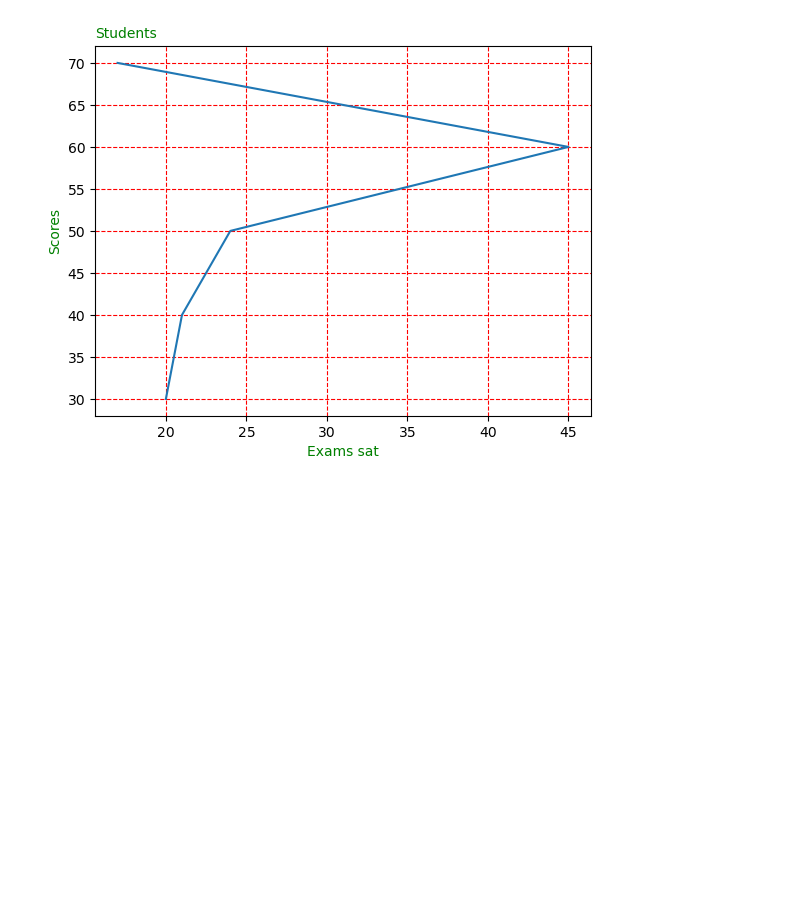
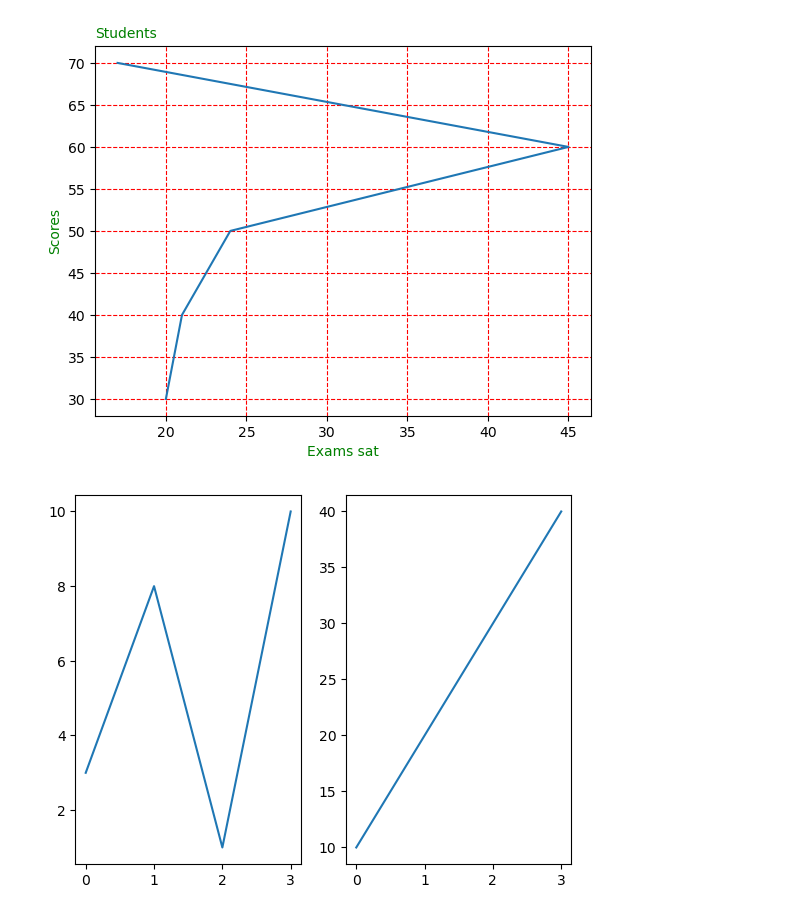
Before and after one commit to Joelson-Dieter/JupyterNotebook.ipynb, a Jupyter notebook: matplotlib.ipynb/marker.ipynb, the cells around one changed output. Drawn from its saved outputs; the diff is of its cells as text; code cells hidden in the pictures; blank space fills up the shorter version.

Commit message:
Update marker in matplotlib notebook

```diff
--- a/matplotlib.ipynb/marker.ipynb
+++ b/matplotlib.ipynb/marker.ipynb
@@ -179,3 +179,17 @@ plt.grid(color='red',linestyle='--')
 plt.show()
 # %% [output]
 [figure]
+# %%
+import matplotlib.pyplot as plt
+import numpy as np
+x=np.array([0,1,2,3])
+y=np.array([3,8,1,10])
+plt.subplot(1,2,1)
+plt.plot(x,y)
+x=np.array([0,1,2,3])
+y=np.array([10,20,30,40])
+plt.subplot(1,2,2)
+plt.plot(x,y)
+plt.show()
+# %% [output]
+[figure, added]
```
Also changed, not shown: parts of 4 cells of this notebook.
